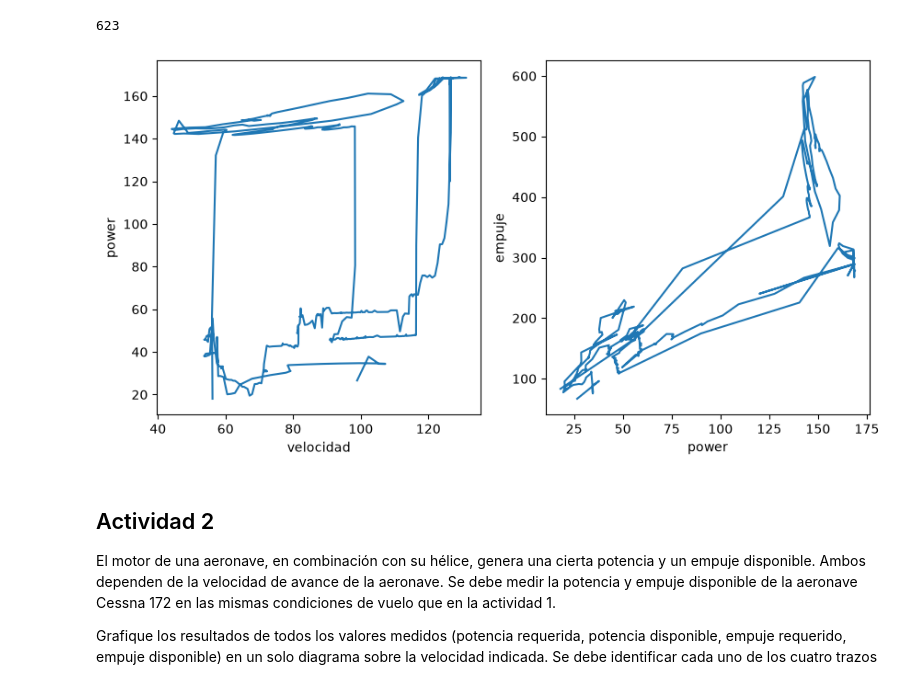
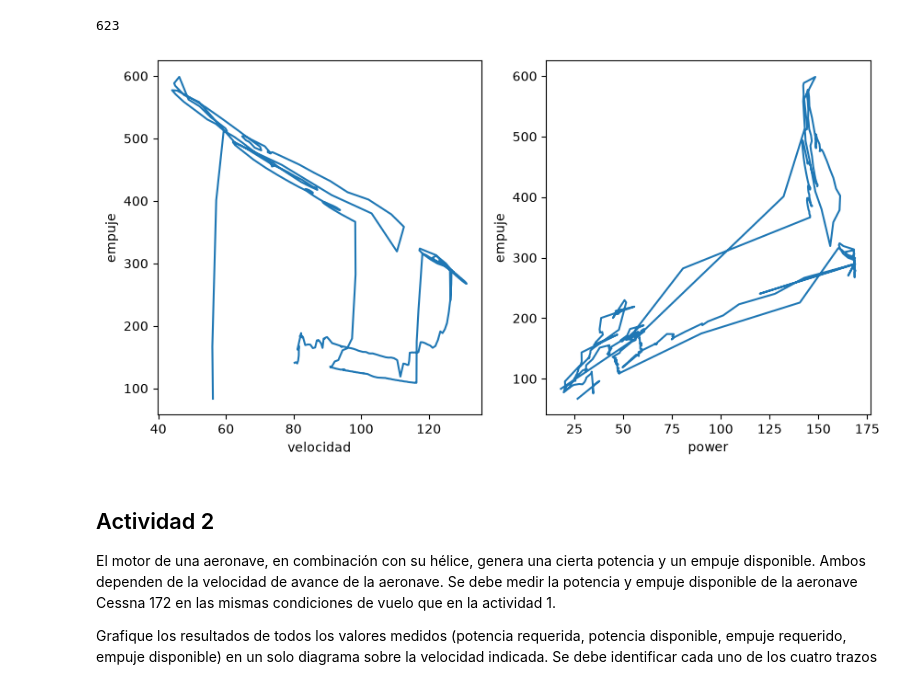
Before and after one commit to otarola-joaquin/Trabajos-varios-8vo-semestre, a Jupyter notebook: Mecánica del Vuelo/Tarea_3/lab3_graficos.ipynb, the cells around one changed output. Drawn from its saved outputs; the diff is of its cells as text; code cells hidden in the pictures.

```diff
--- a/Mecánica del Vuelo/Tarea_3/lab3_graficos.ipynb
+++ b/Mecánica del Vuelo/Tarea_3/lab3_graficos.ipynb
@@ -14,3 +14,31 @@ d) Graficar múltiples datos de medición en un solo diagrama.
 ## Actividad 1
 
  A cada condición de vuelo (peso, altura, velocidad, etc.) corresponde un empuje y una potencia para lograr un vuelo recto y nivelado a velocidad constante. Se debe determinar el empuje y la potencia requerida de la aeronave Cessna 172 para todo su rango de velocidad (vel. máxima – vel. Mínima) a una altura constante de H=1000 ft y un peso W=2200lbf. CONSEJO: Para alcanzar la velocidad mínima, es recomendable desactivar el autopiloto de la aeronave y realizar el vuelo de forma manual. El autopiloto mantiene un márgen de seguridad con la velocidad mínima, parano entrar en STALL.
+# %%
+import numpy as np
+
+datos = []
+with open('segundo_vuelo.csv', 'r') as archivo:
+    next(archivo)                                  # saltar encabezado
+    for linea in archivo:
+        campos = linea.strip().split(';')
+        try:
+            fila = [float(c) for c in campos[:30]]  # 30 columnas de datos
+        except ValueError:
+            continue
+        datos.append(fila)
+
+datos = np.array(datos)
+print(datos.shape)          # (filas, 30)
+
+v_indicated = datos[:, 0]   # [kt]
+v_true      = datos[:, 2]   # [kt]
+alpha       = datos[:, 7]   # [deg]
+vpath       = datos[:, 10]  # [deg]
+altitude    = datos[:, 14]  # [ft]
+power_av    = datos[:, 20]  # [hp]
+thrust_av   = datos[:, 21]  # [lb]
+lift        = datos[:, 24]  # [lb]
+drag        = datos[:, 25]  # [lb]
+
+print(len(thrust_av), thrust_av[:5])
@@ -16,0 +48,10 @@ d) Graficar múltiples datos de medición en un solo diagrama.
+# %%
+plt.rcParams['figure.figsize'] = (10,5)
+fig, (ax1, ax2) = plt.subplots(1,2)
+ax1.scatter(v_true[350:-50],thrust_av[350:-50])
+ax1.set_ylabel('empuje')
+ax1.set_xlabel('velocidad')
+ax2.plot(v_true[350:-50],power_av[350:-50])
+ax2.set_xlabel('power')
+ax2.set_ylabel('empuje')
+plt.show()
@@ -43,15 +86,15 @@ print(len(datos))
 # %%
 plt.rcParams['figure.figsize'] = (10,5)
 fig, (ax1, ax2) = plt.subplots(1,2)
-ax1.plot(v_true,power_av)
-ax1.set_ylabel('power')
+ax1.plot(v_true[0:100 and 500:],thrust_av[0:100 and 500:])
+ax1.set_ylabel('empuje')
 ax1.set_xlabel('velocidad')
 ax2.plot(power_av,thrust_av)
 ax2.set_xlabel('power')
 ax2.set_ylabel('empuje')
 plt.show()
 # %% [output]
-[figure, old version]
+[figure, new version]
 # %% [markdown]
 ## Actividad 2
 El motor de una aeronave, en combinación con su hélice, genera una cierta potencia y un empuje disponible. Ambos dependen de la velocidad de avance de la aeronave. Se debe medir la potencia y empuje disponible de la aeronave Cessna 172 en las mismas condiciones de vuelo que en la actividad 1.
```
Also changed, not shown: parts of 2 cells of this notebook.
